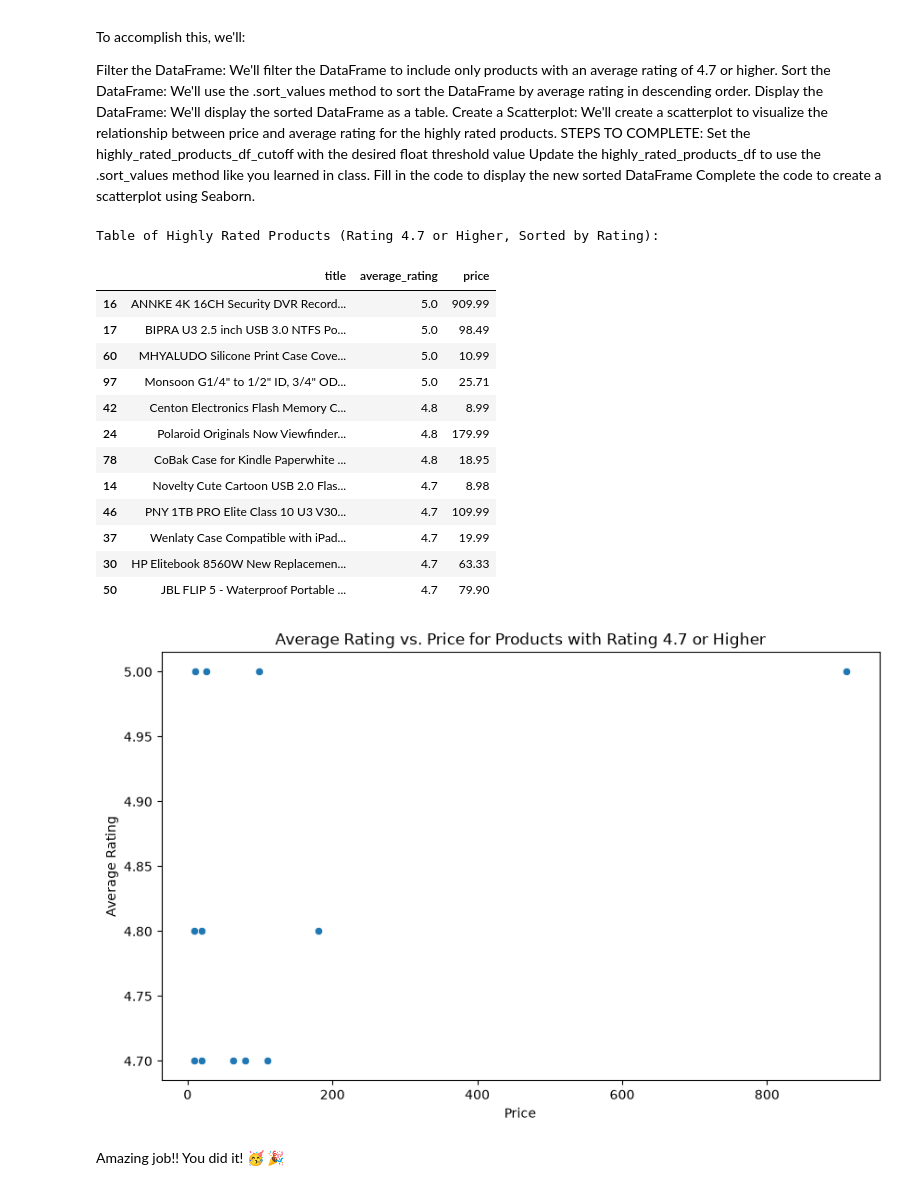
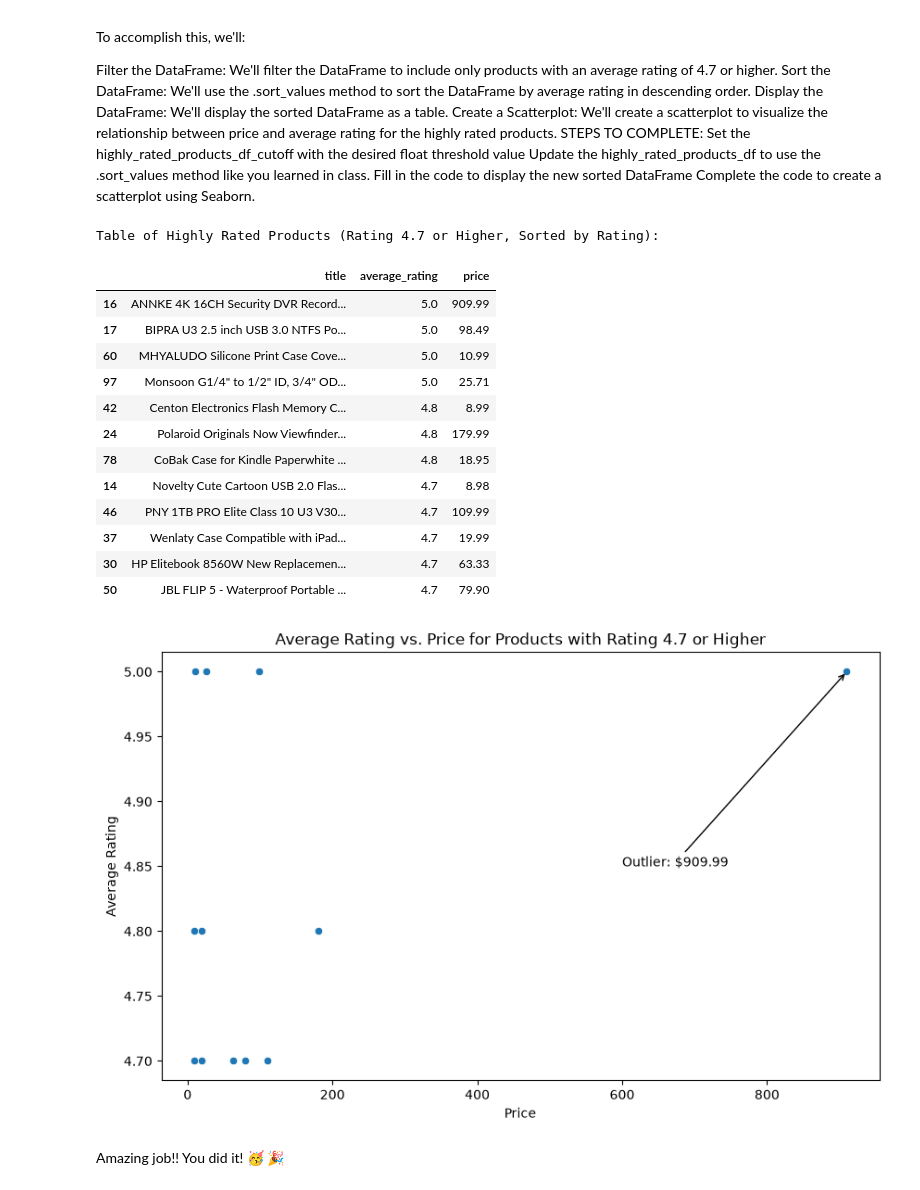
Before and after one commit to jjacque1/Python-generator-based-line-reader, a Jupyter notebook: amazon_reviews_analysis.ipynb, the cells around one changed output. Saved outputs shown, nothing was run; the diff lists cells and outputs as text; code cells hidden in the pictures.

```diff
--- a/amazon_reviews_analysis.ipynb
+++ b/amazon_reviews_analysis.ipynb
@@ -911,34 +929,40 @@ highly_rated_products_df = top_products_df[top_products_df['average_rating'] >=
 
 # Sort the DataFrame by average_rating in descending order
 highly_rated_products_df = highly_rated_products_df.sort_values(by='average_rating', ascending=False)
 
 # Display the sorted DataFrame as a table
 print("Table of Highly Rated Products (Rating 4.7 or Higher, Sorted by Rating):")
 display(highly_rated_products_df)
 
 # Create the scatterplot
 plt.figure(figsize=(10, 6))
 sns.scatterplot(data=highly_rated_products_df, x='price', y='average_rating')
 plt.title('Average Rating vs. Price for Products with Rating 4.7 or Higher')
 plt.xlabel('Price')
 plt.ylabel('Average Rating')
+plt.annotate(
+    "Outlier: $909.99",
+    xy=(909.99, 5.0),
+    xytext=(600, 4.85),
+    arrowprops=dict(arrowstyle='->')
+)
 plt.show()
 # %% [output]
 Table of Highly Rated Products (Rating 4.7 or Higher, Sorted by Rating):
 |  | title | average_rating | price |
 | 16 | ANNKE 4K 16CH Security DVR Record... | 5.0 | 909.99 |
 | 17 | BIPRA U3 2.5 inch USB 3.0 NTFS Po... | 5.0 | 98.49 |
 | 60 | MHYALUDO Silicone Print Case Cove... | 5.0 | 10.99 |
 | 97 | Monsoon G1/4" to 1/2" ID, 3/4" OD... | 5.0 | 25.71 |
 | 42 | Centon Electronics Flash Memory C... | 4.8 | 8.99 |
 | 24 | Polaroid Originals Now Viewfinder... | 4.8 | 179.99 |
 | 78 | CoBak Case for Kindle Paperwhite ... | 4.8 | 18.95 |
 | 14 | Novelty Cute Cartoon USB 2.0 Flas... | 4.7 | 8.98 |
 | 46 | PNY 1TB PRO Elite Class 10 U3 V30... | 4.7 | 109.99 |
 | 37 | Wenlaty Case Compatible with iPad... | 4.7 | 19.99 |
 | 30 | HP Elitebook 8560W New Replacemen... | 4.7 | 63.33 |
 | 50 | JBL FLIP 5 - Waterproof Portable ... | 4.7 | 79.90 |
-[figure, old version]
+[figure, new version]
 # %% [markdown]
 Amazing job!! You did it! 🥳 🎉
 # %% [markdown]
```
Also changed, not shown: parts of 7 cells of this notebook.
